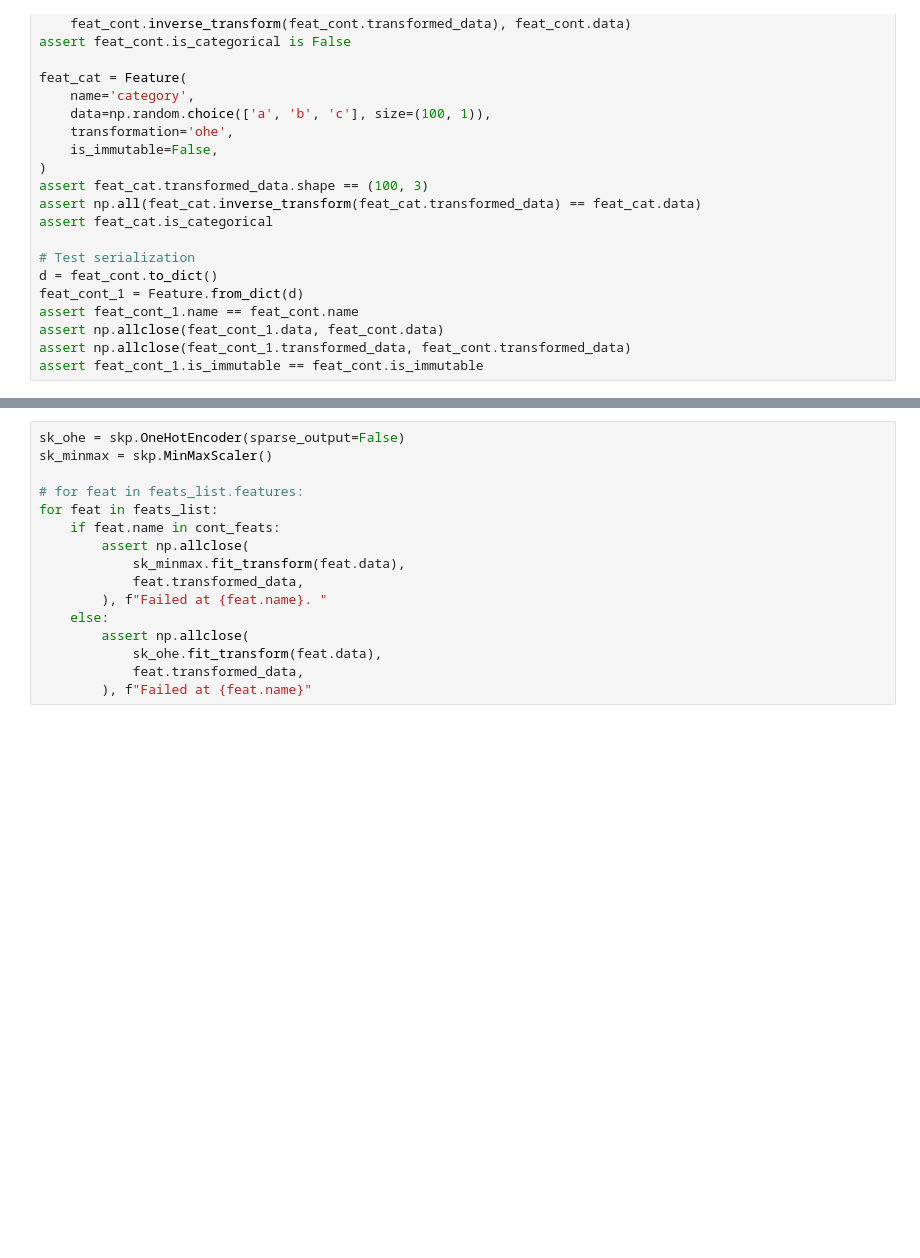
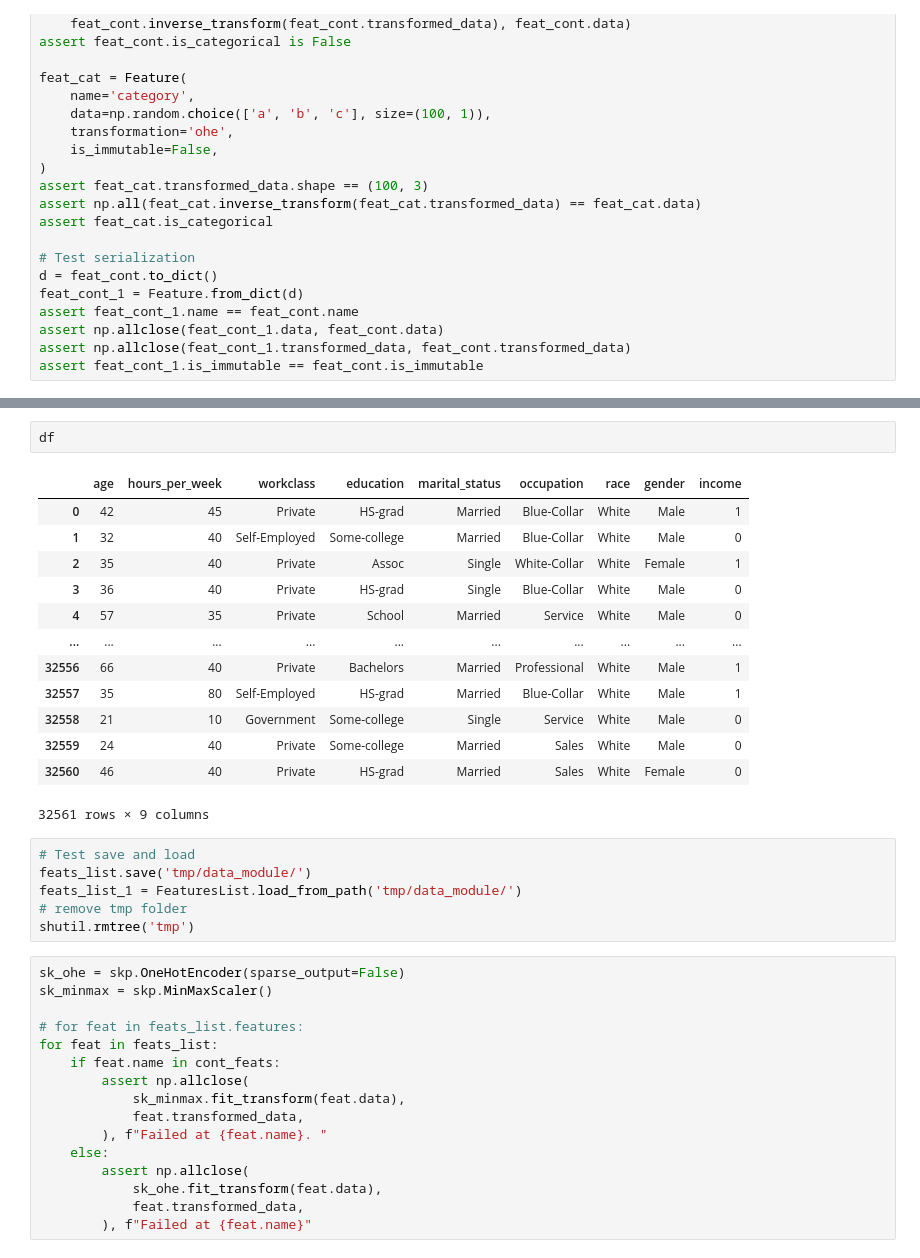
Before and after one commit to BirkhoffG/jax-relax, a Jupyter notebook: nbs/01_data.utils.ipynb, the cells around one changed output, grey strips where cells are left out. Cells and saved outputs as stored; diff of their text form; blank space fills up the shorter version.

Commit message:
Implement to_pandas in FeatureList

```diff
--- a/nbs/01_data.utils.ipynb
+++ b/nbs/01_data.utils.ipynb
@@ -721,3 +742,25 @@ shutil.rmtree('tmp')
+# %%
+df
+# %% [output]
+|  | age | hours_per_week | workclass | education | marital_status | occupation | race | gender | income |
+| 0 | 42 | 45 | Private | HS-grad | Married | Blue-Collar | White | Male | 1 |
+| 1 | 32 | 40 | Self-Employed | Some-college | Married | Blue-Collar | White | Male | 0 |
+| 2 | 35 | 40 | Private | Assoc | Single | White-Collar | White | Female | 1 |
+| 3 | 36 | 40 | Private | HS-grad | Single | Blue-Collar | White | Male | 0 |
+| 4 | 57 | 35 | Private | School | Married | Service | White | Male | 0 |
+| ... | ... | ... | ... | ... | ... | ... | ... | ... | ... |
+| 32556 | 66 | 40 | Private | Bachelors | Married | Professional | White | Male | 1 |
+| 32557 | 35 | 80 | Self-Employed | HS-grad | Married | Blue-Collar | White | Male | 1 |
+| 32558 | 21 | 10 | Government | Some-college | Single | Service | White | Male | 0 |
+| 32559 | 24 | 40 | Private | Some-college | Married | Sales | White | Male | 0 |
+| 32560 | 46 | 40 | Private | HS-grad | Married | Sales | White | Female | 0 |
+32561 rows × 9 columns
+# %%
+# Test save and load
+feats_list.save('tmp/data_module/')
+feats_list_1 = FeaturesList.load_from_path('tmp/data_module/')
+# remove tmp folder
+shutil.rmtree('tmp')
 # %%
 sk_ohe = skp.OneHotEncoder(sparse_output=False)
 sk_minmax = skp.MinMaxScaler()
```
Also changed, not shown: parts of 7 cells of this notebook, 1 other file.
